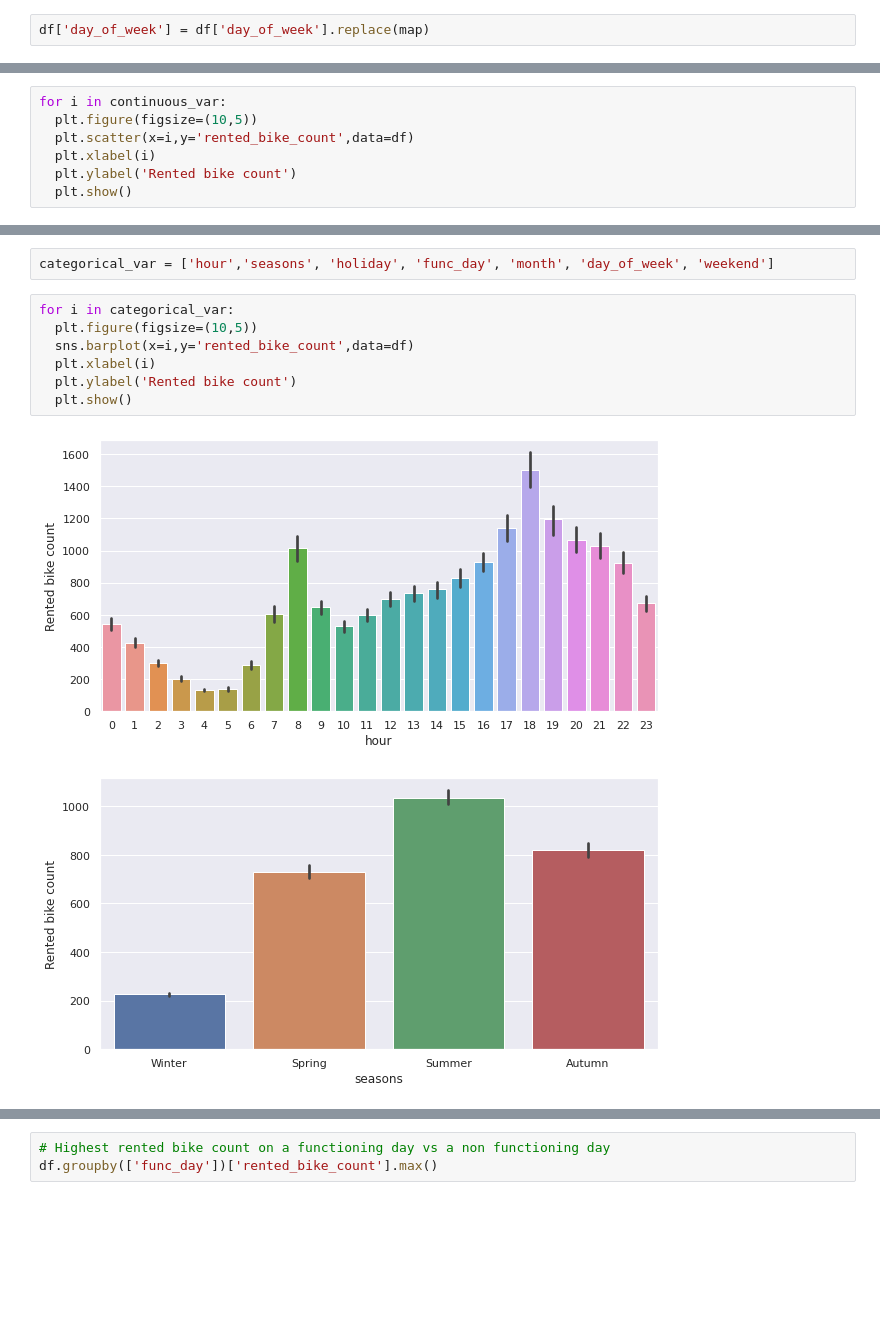
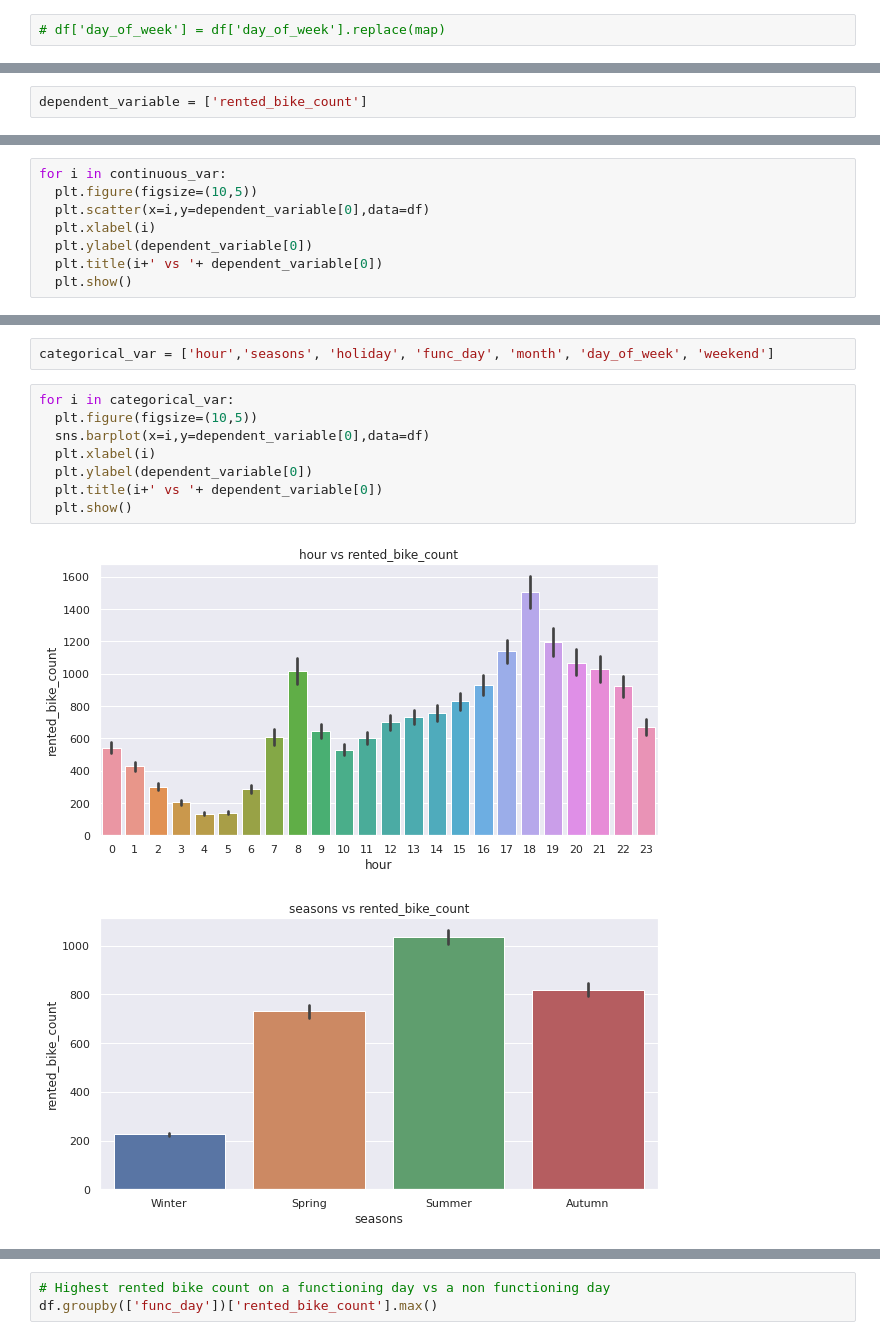
Before and after one commit to shaloy-lewis/bike_sharing_demand_prediction, a Jupyter notebook: Bike_Sharing_Demand_Prediction_Shaloy_lewis.ipynb, the cells around one changed output, grey strips where cells are left out. Saved outputs shown, nothing was run; the diff lists cells and outputs as text; blank space fills up the shorter version.

```diff
--- a/Bike_Sharing_Demand_Prediction_Shaloy_lewis.ipynb
+++ b/Bike_Sharing_Demand_Prediction_Shaloy_lewis.ipynb
@@ -215,5 +223,5 @@ map = {0:'Monday',1:'Tuesday',2:'Wednesday',3:'Thursday',4:'Friday',5:'Saturday'
 # %%
-df['day_of_week'] = df['day_of_week'].replace(map)
+# df['day_of_week'] = df['day_of_week'].replace(map)
 # %%
 df.head()
 # %% [output]
@@ -246,0 +250,2 @@ sns.distplot(df['rented_bike_count'])
+# %%
+dependent_variable = ['rented_bike_count']
@@ -276,8 +290,9 @@ Summary:
 # %%
 for i in continuous_var:
   plt.figure(figsize=(10,5))
-  plt.scatter(x=i,y='rented_bike_count',data=df)
+  plt.scatter(x=i,y=dependent_variable[0],data=df)
   plt.xlabel(i)
-  plt.ylabel('Rented bike count')
+  plt.ylabel(dependent_variable[0])
+  plt.title(i+' vs '+ dependent_variable[0])
   plt.show()
 # %% [output]
@@ -300,10 +315,11 @@ categorical_var = ['hour','seasons', 'holiday', 'func_day', 'month', 'day_of_wee
 # %%
 for i in categorical_var:
   plt.figure(figsize=(10,5))
-  sns.barplot(x=i,y='rented_bike_count',data=df)
+  sns.barplot(x=i,y=dependent_variable[0],data=df)
   plt.xlabel(i)
-  plt.ylabel('Rented bike count')
+  plt.ylabel(dependent_variable[0])
+  plt.title(i+' vs '+ dependent_variable[0])
   plt.show()
 # %% [output]
-[figure, old version]
+[figure, new version]
-[figure, old version]
+[figure, new version]
```
Also changed, not shown: parts of 59 cells of this notebook.
